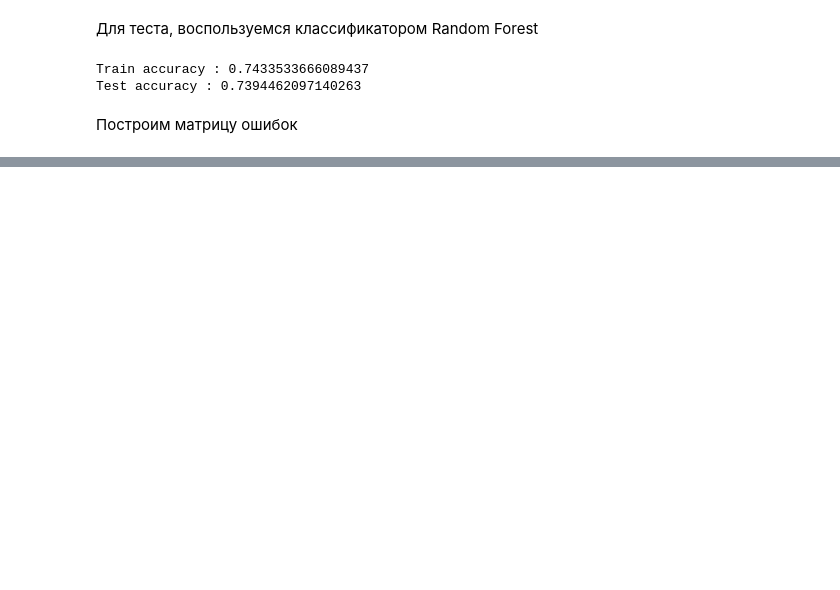
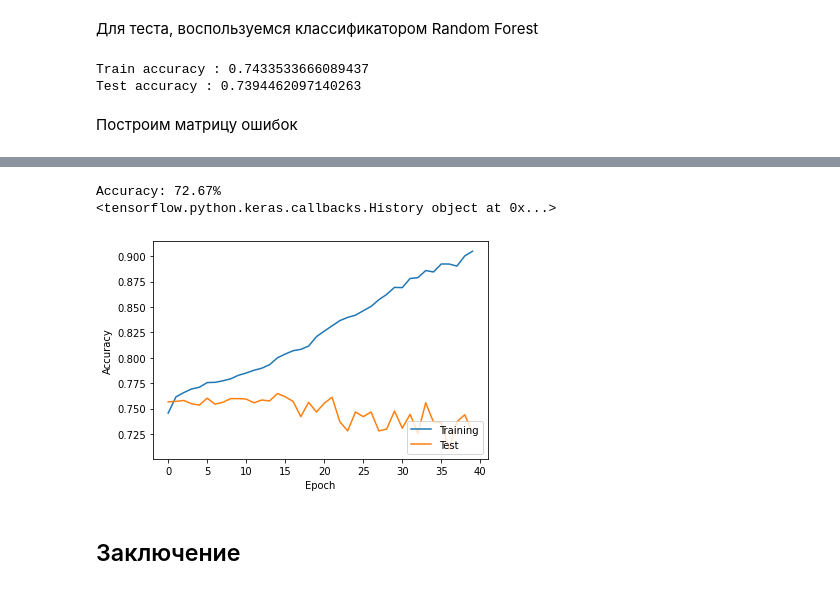
Before and after one commit to Alexpetr0v/ECG_SW, a Jupyter notebook: PTB-XL_DATA.ipynb, the cells around one changed output, grey strips where cells are left out. Drawn from its saved outputs; the diff is of its cells as text; code cells hidden in the pictures; blank space fills up the shorter version.

```diff
--- a/PTB-XL_DATA.ipynb
+++ b/PTB-XL_DATA.ipynb
@@ -355,0 +398,4 @@ weighted avg       0.79      0.74      0.66     19634
+# %%
+n_obs, feature = x_train.shape
+depth = 1
+batch_size = 32
@@ -355,0 +478,2 @@ weighted avg       0.79      0.74      0.66     19634
+# %%
+history = model.fit(x_train, y_train, epochs=40, batch_size=batch_size, validation_data=(x_test, y_test))
@@ -355,0 +498,22 @@ weighted avg       0.79      0.74      0.66     19634
+# %%
+def evaluate_model(history, x_test, y_test, model):
+    scores = model.evaluate((x_test), y_test, verbose=0)
+    print("Accuracy: %.2f%%" % (scores[1] * 100))
+
+    print(history)
+    fig1, ax_acc = plt.subplots()
+    plt.plot(history.history['accuracy'])
+    plt.plot(history.history['val_accuracy'])
+    plt.xlabel('Epoch')
+    plt.ylabel('Accuracy')
+    plt.legend(['Training', 'Test'], loc='lower right')
+    plt.show()
+# %%
+evaluate_model(history, x_test, y_test, model)
+y_pred=model.predict(x_test)
+# %% [output]
+Accuracy: 72.67%
+<tensorflow.python.keras.callbacks.History object at 0x...>
+[figure, added]
+# %% [markdown]
+## Заключение
```
Also changed, not shown: parts of 35 cells of this notebook.
